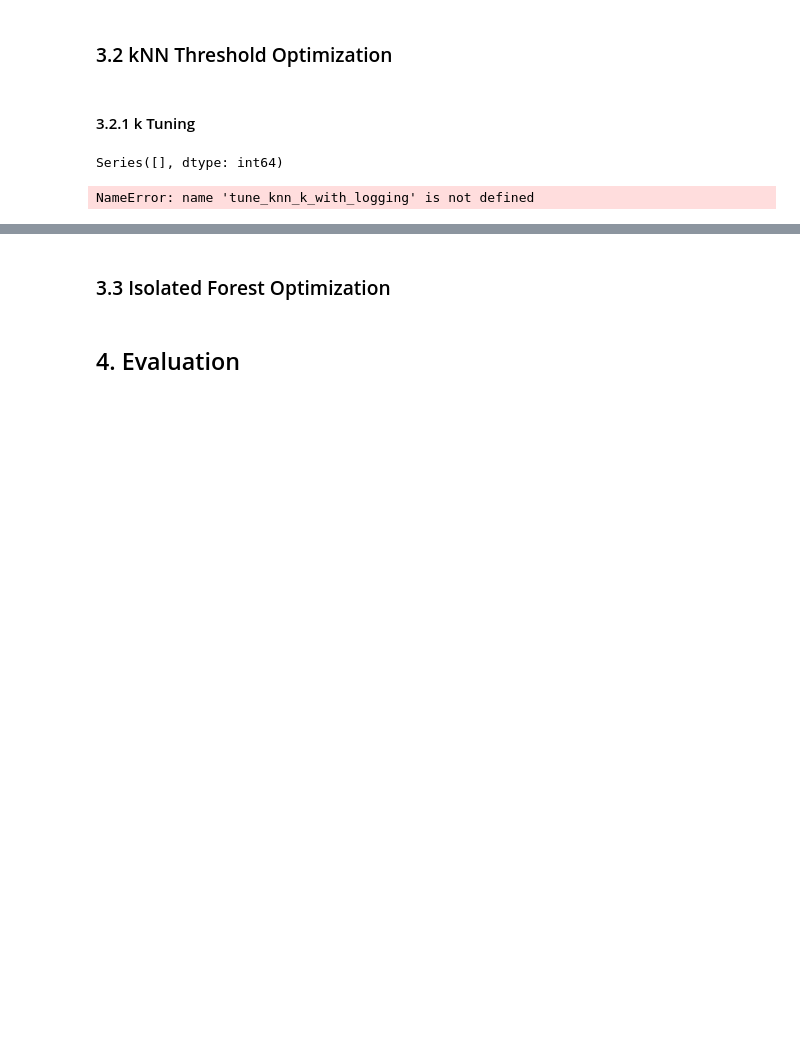
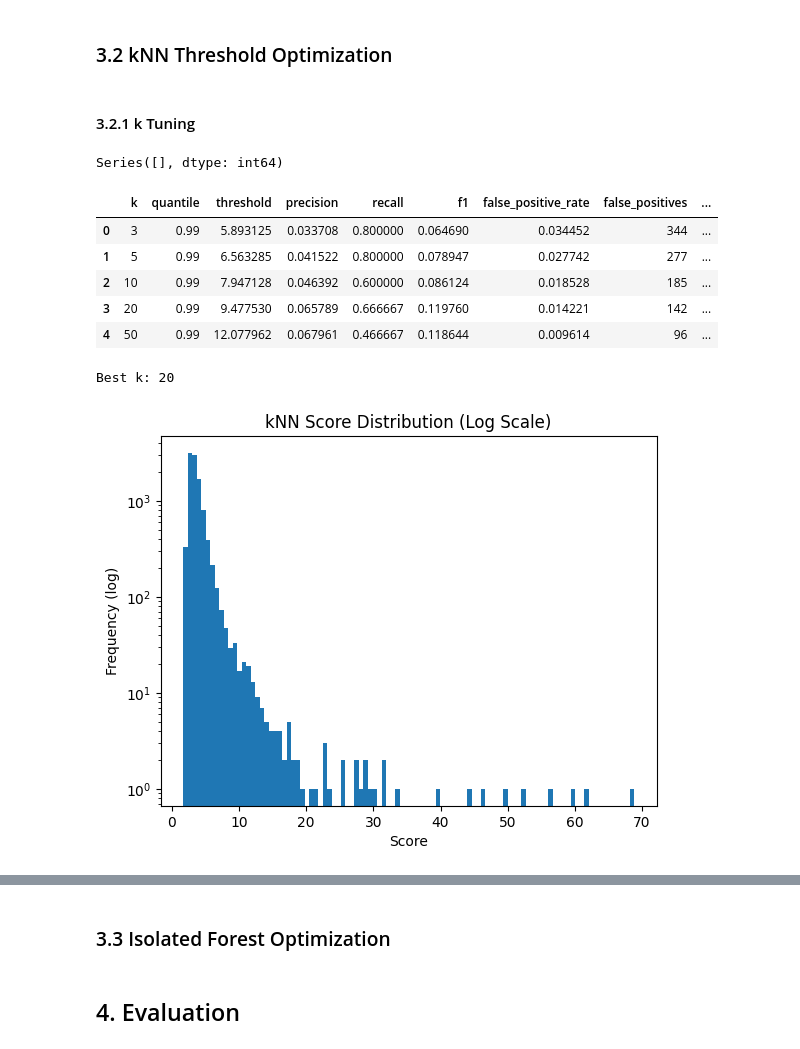
Before and after one commit to BradleyBravender/ece447-project, a Jupyter notebook: AnomalyDetection.ipynb, the cells around one changed output, grey strips where cells are left out. Drawn from its saved outputs; the diff is of its cells as text; code cells hidden in the pictures; blank space fills up the shorter version.

```diff
--- a/AnomalyDetection.ipynb
+++ b/AnomalyDetection.ipynb
@@ -170,7 +172,6 @@ F1 Score:  12.75%
 # %%
 import numpy as np
 from sklearn.neighbors import NearestNeighbors
-from sklearn.preprocessing import StandardScaler
 
 # A KNN built for unsupervised anomaly detection using largest scoring (Kth nearest neighbor)
 def knn_anomaly_detection(
@@ -183,11 +184,12 @@ def knn_anomaly_detection(
     X_train_df = pd.DataFrame(X_train)
     X_test_df = pd.DataFrame(X_test)
 
-    scaler = StandardScaler()
-    X_train_scaled = scaler.fit_transform(X_train_df)
-    X_test_scaled = scaler.transform(X_test_df)
+    # Assume data is already scaled in preprocessing
+    X_train_scaled = X_train_df
+    X_test_scaled = X_test_df
 
-    knn = NearestNeighbors(n_neighbors=k, metric="euclidean")
+    # Added optimization with n_jobs
+    knn = NearestNeighbors(n_neighbors=k, metric="euclidean", n_jobs=-1)
     knn.fit(X_train_scaled)
 
     distances, _ = knn.kneighbors(X_test_scaled)
@@ -365,19 +633,54 @@ def tune_knn_k(
 
     return pd.DataFrame(results)
 # %%
-# Run tuning
+# Run tuning on smaller subset of dataset
 X_train, X_test, y_train, y_test = get_dataset()
-k_values = [1, 3, 5, 10, 20, 50]
+
+train_sample = 20000
+test_sample = 10000
+
+X_train_small = X_train[:train_sample]
+X_test_small = X_test[:test_sample]
+y_test_small = y_test.iloc[:test_sample]
+
+k_values = [3, 5, 10, 20, 50]
 
 k_results_df = tune_knn_k(
-    X_train,
-    X_test,
-    y_test,
+    X_train_small,
+    X_test_small,
+    y_test_small,
     k_values,
     quantile=0.99
 )
 
-k_results_df
+# Display the results comparing each k value
+display(k_results_df)
+
+best_k = int(k_results_df.sort_values(by="f1", ascending=False).iloc[0]["k"])
+print("Best k:", best_k)
+
+output = knn_anomaly_detection(
+    X_train_small,
+    X_test_small,
+    y_test_small,
+    k=best_k,
+    quantile=0.99
+)
+
+# Plot the score distribution
+plt.hist(output["scores"], bins=100)
+plt.yscale("log")
+plt.title("kNN Score Distribution (Log Scale)")
+plt.xlabel("Score")
+plt.ylabel("Frequency (log)")
+plt.show()
 # %% [output]
 Series([], dtype: int64)
+|  | k | quantile | threshold | precision | recall | f1 | false_positive_rate | false_positives | ... |
+| 0 | 3 | 0.99 | 5.893125 | 0.033708 | 0.800000 | 0.064690 | 0.034452 | 344 | ... |
+| 1 | 5 | 0.99 | 6.563285 | 0.041522 | 0.800000 | 0.078947 | 0.027742 | 277 | ... |
+| 2 | 10 | 0.99 | 7.947128 | 0.046392 | 0.600000 | 0.086124 | 0.018528 | 185 | ... |
+| 3 | 20 | 0.99 | 9.477530 | 0.065789 | 0.666667 | 0.119760 | 0.014221 | 142 | ... |
+| 4 | 50 | 0.99 | 12.077962 | 0.067961 | 0.466667 | 0.118644 | 0.009614 | 96 | ... |
-NameError: name 'tune_knn_k_with_logging' is not defined
+Best k: 20
+[figure, added]
```
Also changed, not shown: parts of 24 cells of this notebook.
